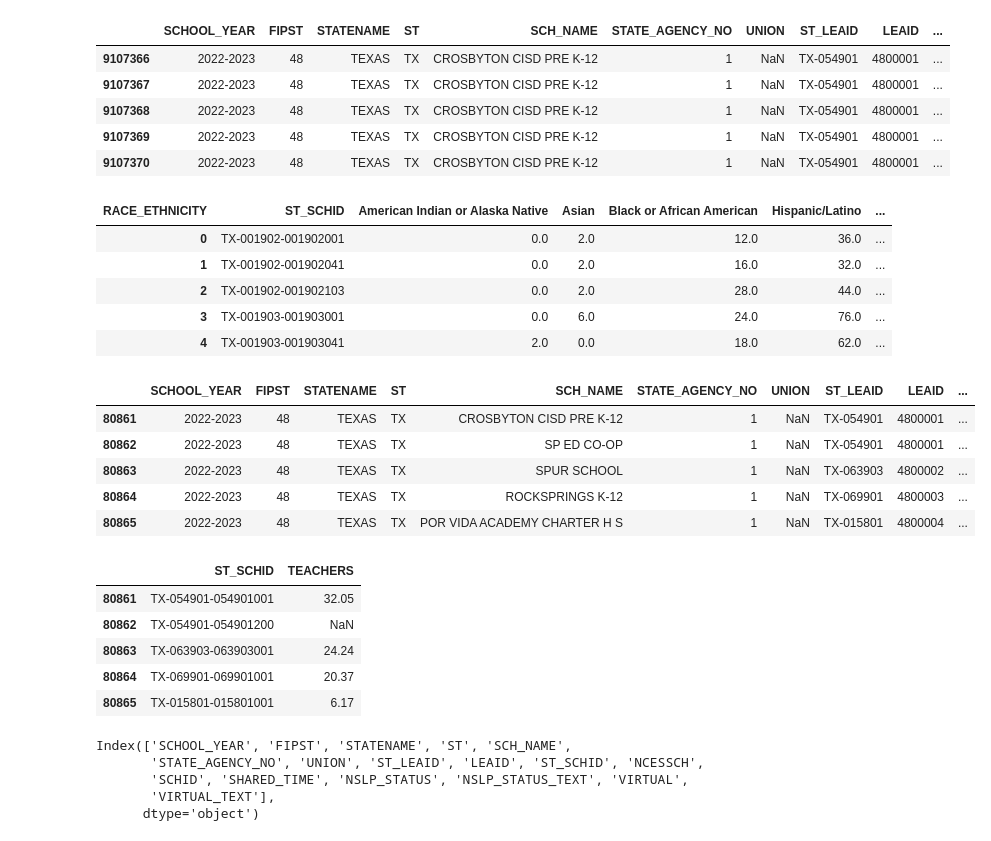
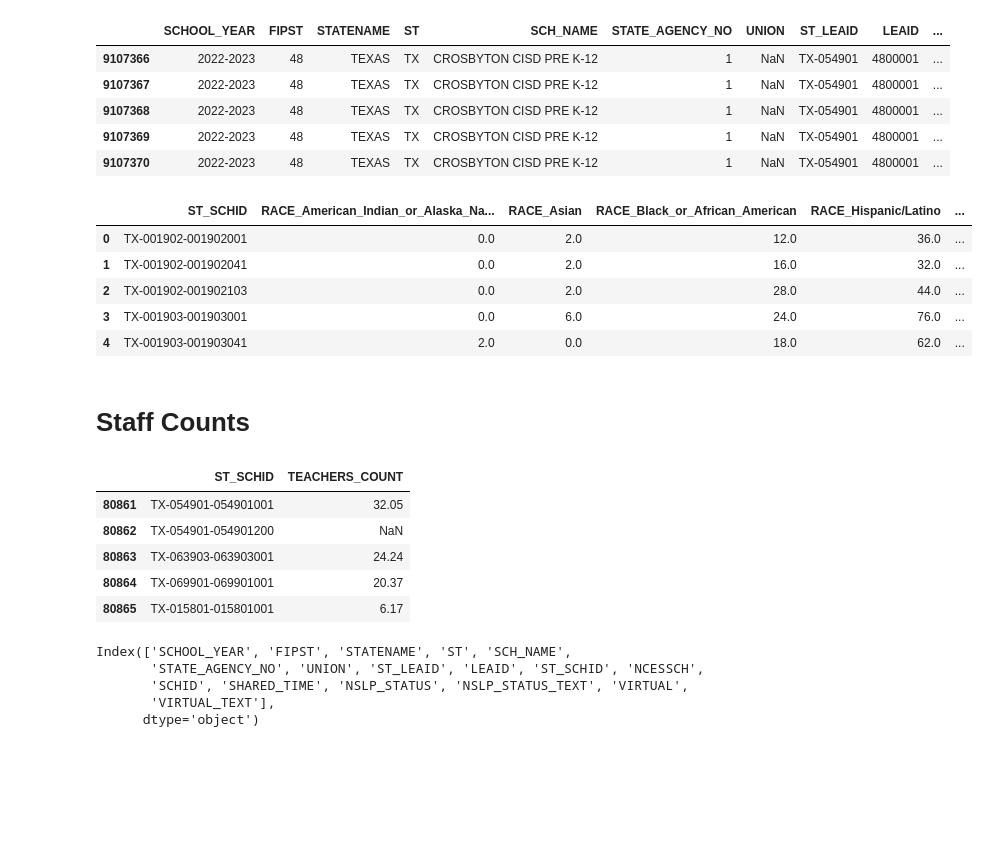
Before and after one commit to baolong281/sds-project, a Jupyter notebook: data/data.ipynb, the cells around one changed output. Saved outputs shown, nothing was run; the diff lists cells and outputs as text; code cells hidden in the pictures; blank space fills up the shorter version.

```diff
--- a/data/data.ipynb
+++ b/data/data.ipynb
@@ -128,35 +84,33 @@ census.head()
 | 9107370 | 2022-2023 | 48 | TEXAS | TX | CROSBYTON CISD PRE K-12 | 1 | NaN | TX-054901 | 4800001 | ... |
 # %%
 ethnicity = census.groupby(by=["ST_SCHID", "RACE_ETHNICITY"])["STUDENT_COUNT"].sum().unstack(fill_value=0).reset_index()
+ethnicity.columns = [
+    col if col == "ST_SCHID" else "RACE_" + re.sub(r"\s+", "_", col)
+    for col in ethnicity.columns
+]
 ethnicity.head()
 # %% [output]
-| RACE_ETHNICITY | ST_SCHID | American Indian or Alaska Native | Asian | Black or African American | Hispanic/Latino | ... |
+|  | ST_SCHID | RACE_American_Indian_or_Alaska_Na... | RACE_Asian | RACE_Black_or_African_American | RACE_Hispanic/Latino | ... |
 | 0 | TX-001902-001902001 | 0.0 | 2.0 | 12.0 | 36.0 | ... |
 | 1 | TX-001902-001902041 | 0.0 | 2.0 | 16.0 | 32.0 | ... |
 | 2 | TX-001902-001902103 | 0.0 | 2.0 | 28.0 | 44.0 | ... |
 | 3 | TX-001903-001903001 | 0.0 | 6.0 | 24.0 | 76.0 | ... |
 | 4 | TX-001903-001903041 | 2.0 | 0.0 | 18.0 | 62.0 | ... |
+# %% [markdown]
+# Staff Counts
 # %%
 staff = pd.read_csv("./staff.csv")
 staff = staff[staff["ST"] == "TX"]
+staff = staff[["ST_SCHID", "TEACHERS"]]
+staff = staff.rename(columns={"TEACHERS": "TEACHERS_COUNT"})
 staff.head()
 # %% [output]
-|  | SCHOOL_YEAR | FIPST | STATENAME | ST | SCH_NAME | STATE_AGENCY_NO | UNION | ST_LEAID | LEAID | ... |
-| 80861 | 2022-2023 | 48 | TEXAS | TX | CROSBYTON CISD PRE K-12 | 1 | NaN | TX-054901 | 4800001 | ... |
-| 80862 | 2022-2023 | 48 | TEXAS | TX | SP ED CO-OP | 1 | NaN | TX-054901 | 4800001 | ... |
-| 80863 | 2022-2023 | 48 | TEXAS | TX | SPUR SCHOOL | 1 | NaN | TX-063903 | 4800002 | ... |
-| 80864 | 2022-2023 | 48 | TEXAS | TX | ROCKSPRINGS K-12 | 1 | NaN | TX-069901 | 4800003 | ... |
-| 80865 | 2022-2023 | 48 | TEXAS | TX | POR VIDA ACADEMY CHARTER H S | 1 | NaN | TX-015801 | 4800004 | ... |
+|  | ST_SCHID | TEACHERS_COUNT |
+| 80861 | TX-054901-054901001 | 32.05 |
+| 80862 | TX-054901-054901200 | NaN |
+| 80863 | TX-063903-063903001 | 24.24 |
+| 80864 | TX-069901-069901001 | 20.37 |
+| 80865 | TX-015801-015801001 | 6.17 |
-# %%
-staff = staff[["ST_SCHID", "TEACHERS"]]
-staff.head()
-# %% [output]
-|  | ST_SCHID | TEACHERS |
-| 80861 | TX-054901-054901001 | 32.05 |
-| 80862 | TX-054901-054901200 | NaN |
-| 80863 | TX-063903-063903001 | 24.24 |
-| 80864 | TX-069901-069901001 | 20.37 |
-| 80865 | TX-015801-015801001 | 6.17 |
 # %%
 school = pd.read_csv("./school.csv")
 print(school.columns)
```
Also changed, not shown: parts of 20 cells of this notebook.
